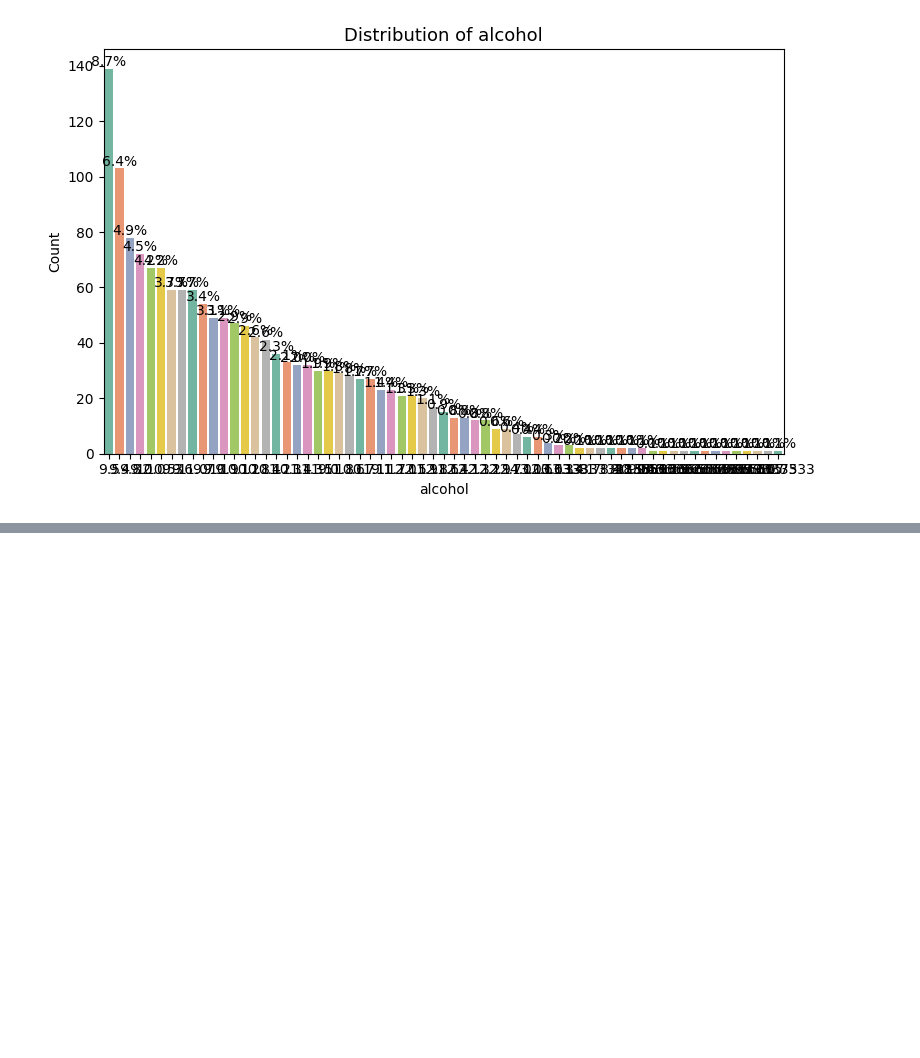
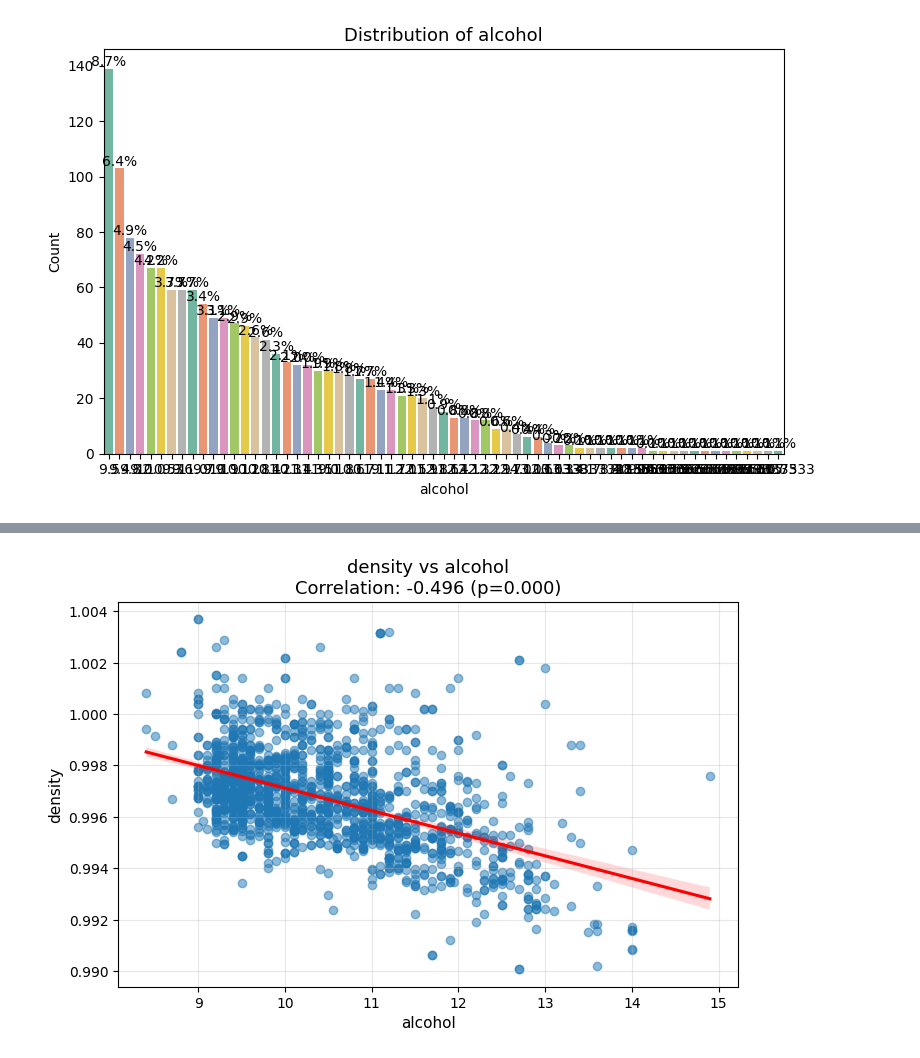
Before and after one commit to Meritus3266/My_Task, a Jupyter notebook: Week_11_12/Working_with_6_Exploratory_Data_Analysis_Revised.ipynb, the cells around one changed output, grey strips where cells are left out. Cells and saved outputs as stored; diff of their text form; code cells hidden in the pictures; blank space fills up the shorter version.

```diff
--- a/Week_11_12/Working_with_6_Exploratory_Data_Analysis_Revised.ipynb
+++ b/Week_11_12/Working_with_6_Exploratory_Data_Analysis_Revised.ipynb
@@ -329,0 +423,4 @@ Passing `palette` without assigning `hue` is deprecated and will be removed in v
+# %%
+numeric_bivariate_plot(df, 'alcohol', 'density')
+# %% [output]
+[figure, added]
```
Also changed, not shown: parts of 9 cells of this notebook.
